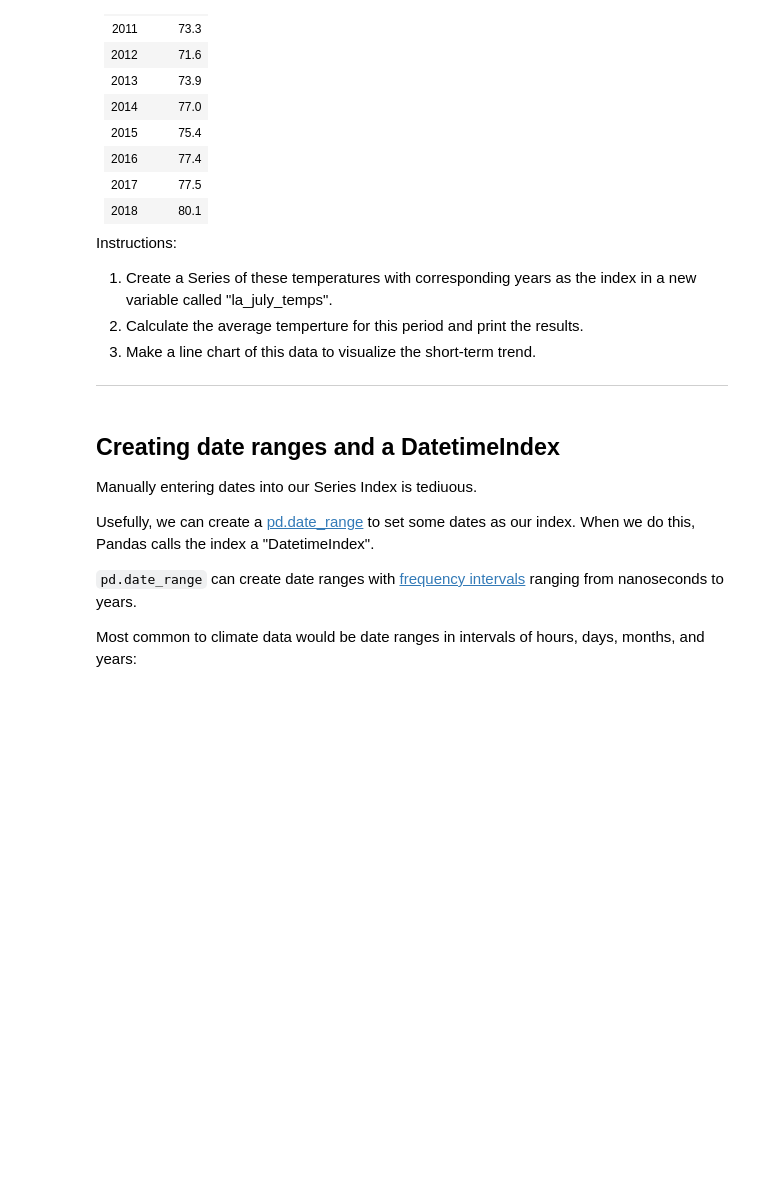
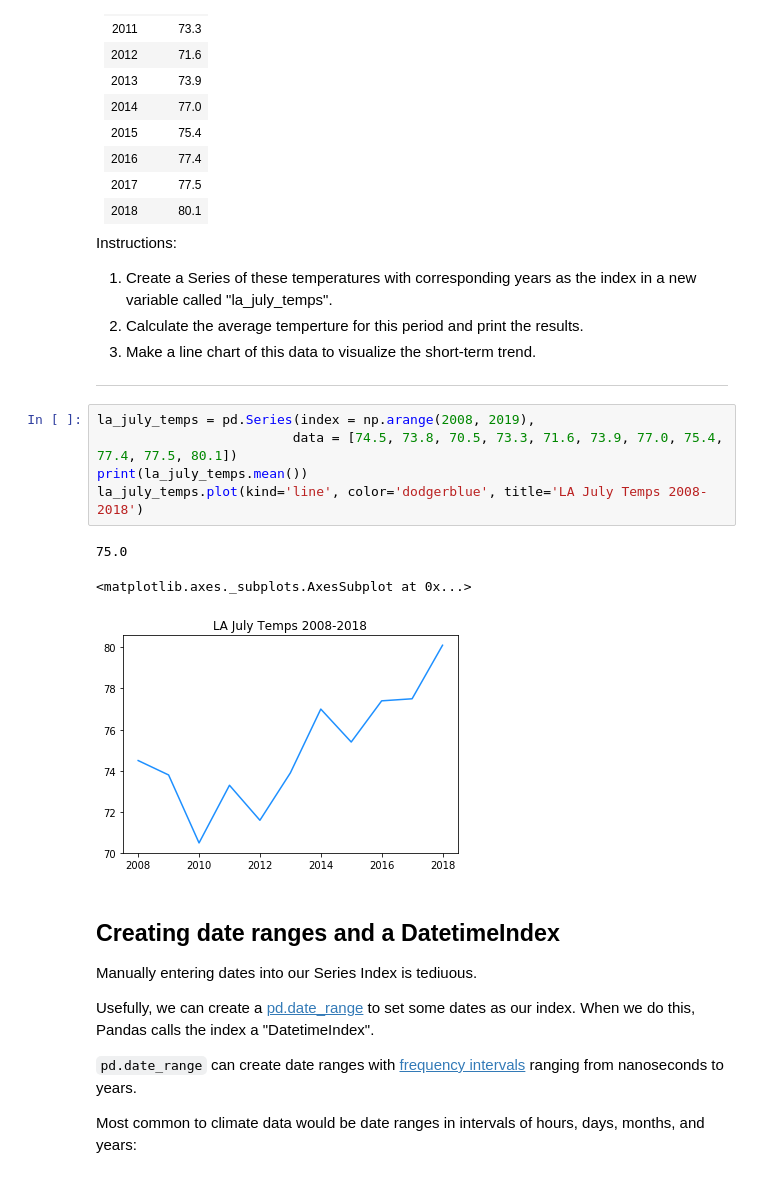
Before and after one commit to neil-berg/AOS51, a Jupyter notebook: AOS51_Fall_2018_#1_KEY.ipynb, the cells around one changed output. Cells and saved outputs as stored; diff of their text form; blank space fills up the shorter version.

```diff
--- a/AOS51_Fall_2018_#1_KEY.ipynb
+++ b/AOS51_Fall_2018_#1_KEY.ipynb
@@ -677,6 +757,15 @@ Instructions:
 2. Calculate the average temperture for this period and print the results.
 3. Make a line chart of this data to visualize the short-term trend.
 ---
+# %%
+la_july_temps = pd.Series(index = np.arange(2008, 2019),
+                         data = [74.5, 73.8, 70.5, 73.3, 71.6, 73.9, 77.0, 75.4, 77.4, 77.5, 80.1])
+print(la_july_temps.mean())
+la_july_temps.plot(kind='line', color='dodgerblue', title='LA July Temps 2008-2018')
+# %% [output]
+75.0
+<matplotlib.axes._subplots.AxesSubplot at 0x...>
+[figure, added]
 # %% [markdown]
 ## Creating date ranges and a DatetimeIndex
 
```
Also changed, not shown: parts of 21 cells of this notebook.
